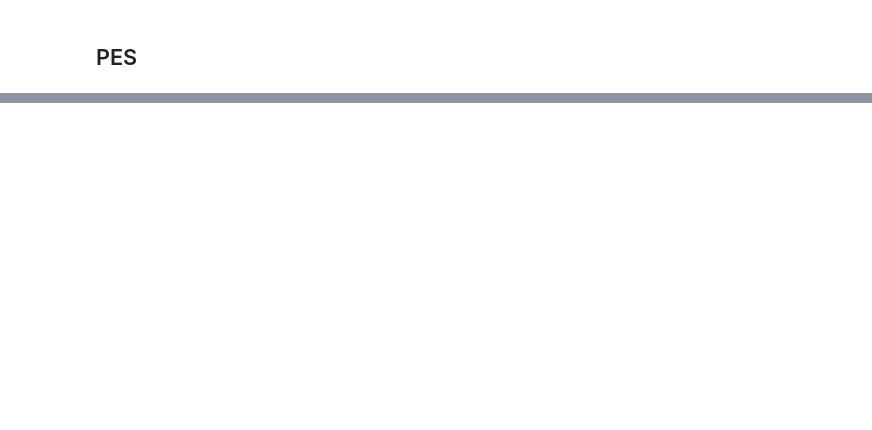
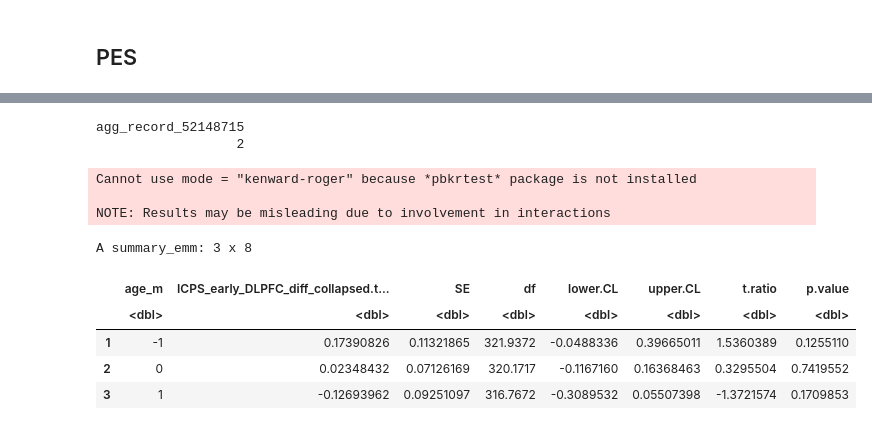
Before and after one commit to NDCLab/thrive-theta-ddm, a Jupyter notebook: code/statistics/ms_stats.ipynb, the cells around one changed output, grey strips where cells are left out. Saved outputs shown, nothing was run; the diff lists cells and outputs as text; code cells hidden in the pictures; blank space fills up the shorter version.

```diff
--- a/code/statistics/ms_stats.ipynb
+++ b/code/statistics/ms_stats.ipynb
@@ -513,0 +1181,8 @@ lmer_export_apa(model = model, path = sprintf("%s/%s.docx", table_output_path, l
+# %%
+label <- "boundary_all_three"
+plot_label <- 'boundary separation'
+model <- lmer(a_diff ~ ICPS_early_OCC_diff_collapsed * age_m  * soc + ICPS_early_MOTOR_diff_collapsed * age_m * soc + ICPS_early_DLPFC_diff_collapsed * age_m  * soc + sex + dp_inperson + (1 | sub),
+              data = tf_data)
+summary(model)
+
+lmer_export_apa(model = model, path = sprintf("%s/%s.docx", table_output_path, label))
@@ -513,0 +1211,46 @@ lmer_export_apa(model = model, path = sprintf("%s/%s.docx", table_output_path, l
+# %%
+png(file=sprintf("%s/%s_stats_all_three.png", pic_path, label), width=9, height=5, units="in", res=600)
+interact_plot(model, pred = "ICPS_early_DLPFC_diff_collapsed", modx = "age_m", interval = 1, dodge.width = 0.2,
+              y.label = plot_label,
+              x.label = "Midfrontal-Frontolateral ICPS (Error - Correct)",
+              legend.main = "Age",
+              plot.points = T) +
+  theme_minimal() +
+  theme(
+    text = element_text(size = 14), # Change the base font size
+    axis.title = element_text(size = 16),                        # Change the axis title font size
+    axis.text = element_text(size = 14),                         # Change the axis text font size
+    # legend.text = element_text(size = 14),                       # Change the legend text font size
+    # legend.title = element_text(size = 14),                     # Change the legend title font size
+    plot.title = element_text(size = 18, face = "bold")         # Change the plot title font size and make it bold
+  ) + theme(legend.position = "none") +
+  scale_y_continuous(breaks = seq(-3, 3, by = 1)) +
+  scale_x_continuous(breaks = seq(-3, 3, by = 1)) + theme(legend.position = "bottom")
+dev.off()
+# %% [output]
+agg_record_52148715
+                  2
+# %%
+library(emmeans)
+
+# 1. Directly specify the standardized values (-1 SD, Mean, +1 SD)
+age_points <- list(age_m = c(-1, 0, 1))
+
+# 2. Compute the simple slopes
+slopes <- emtrends(model,
+                   specs = ~ age_m,
+                   var = "ICPS_early_DLPFC_diff_collapsed",
+                   at = age_points)
+
+# 3. View the slopes with 95% Confidence Intervals and p-values
+summary(slopes, infer = c(TRUE, TRUE))
+# %% [output]
+Cannot use mode = "kenward-roger" because *pbkrtest* package is not installed
+
+NOTE: Results may be misleading due to involvement in interactions
+A summary_emm: 3 x 8
+|  | age_m | ICPS_early_DLPFC_diff_collapsed.t... | SE | df | lower.CL | upper.CL | t.ratio | p.value |
+|  | <dbl> | <dbl> | <dbl> | <dbl> | <dbl> | <dbl> | <dbl> | <dbl> |
+| 1 | -1 | 0.17390826 | 0.11321865 | 321.9372 | -0.0488336 | 0.39665011 | 1.5360389 | 0.1255110 |
+| 2 | 0 | 0.02348432 | 0.07126169 | 320.1717 | -0.1167160 | 0.16368463 | 0.3295504 | 0.7419552 |
+| 3 | 1 | -0.12693962 | 0.09251097 | 316.7672 | -0.3089532 | 0.05507398 | -1.3721574 | 0.1709853 |
```
Also changed, not shown: parts of 60 cells of this notebook, 5 other files.
